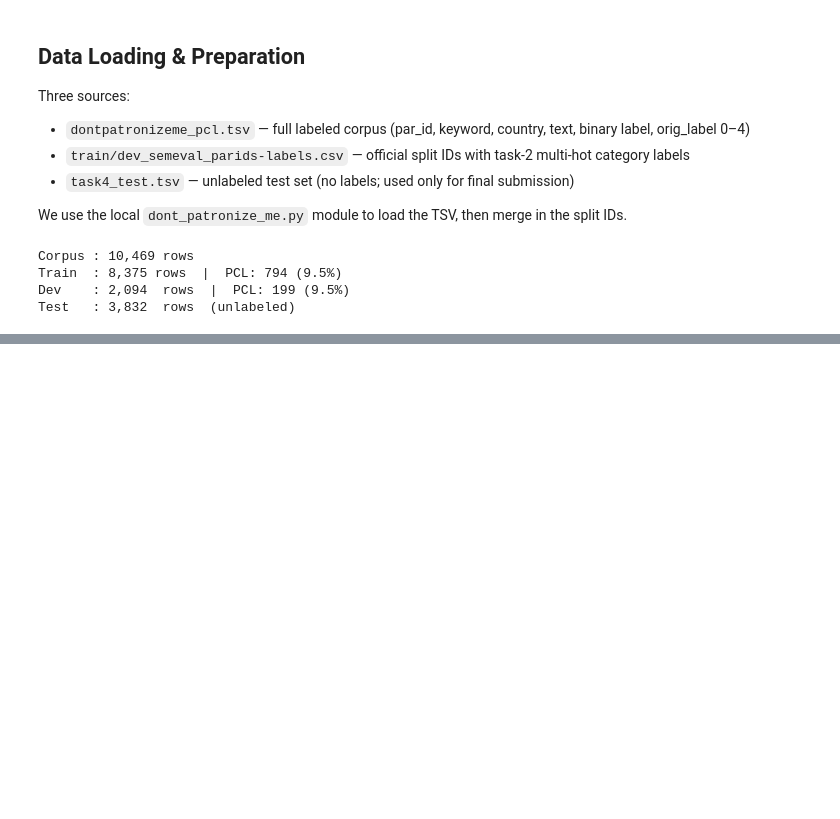
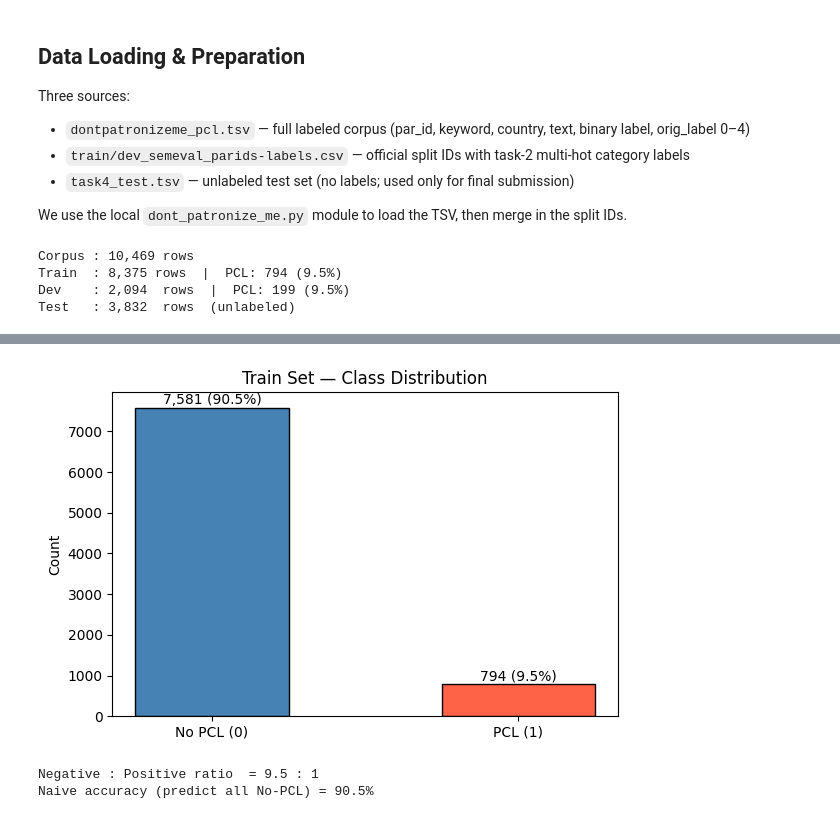
Before and after one commit to darius024/pcl-classifier, a Jupyter notebook: notebooks/eda.ipynb, the cells around one changed output, grey strips where cells are left out. Drawn from its saved outputs; the diff is of its cells as text; code cells hidden in the pictures; blank space fills up the shorter version.

```diff
--- a/notebooks/eda.ipynb
+++ b/notebooks/eda.ipynb
@@ -143,0 +161,22 @@ Test   : 3,832  rows  (unlabeled)
+# %%
+counts = train_df["label"].value_counts().sort_index()
+
+fig, ax = plt.subplots(figsize=(6, 4))
+bars = ax.bar(["No PCL (0)", "PCL (1)"], counts.values,
+              color=["steelblue", "tomato"], edgecolor="black", width=0.5)
+for bar, val in zip(bars, counts.values):
+    ax.text(bar.get_x() + bar.get_width() / 2, bar.get_height() + 20,
+            f"{val:,} ({val/len(train_df)*100:.1f}%)", ha="center", va="bottom")
+ax.set_title("Train Set — Class Distribution")
+ax.set_ylabel("Count")
+plt.tight_layout()
+plt.savefig(f"{FIGURES_DIR}/class_distribution.png", dpi=150, bbox_inches="tight")
+plt.show()
+
+ratio = (train_df.label == 0).sum() / train_df.label.sum()
+print(f"Negative : Positive ratio  = {ratio:.1f} : 1")
+print(f"Naive accuracy (predict all No-PCL) = {(train_df.label == 0).mean():.1%}")
+# %% [output]
+[figure, added]
+Negative : Positive ratio  = 9.5 : 1
+Naive accuracy (predict all No-PCL) = 90.5%
```
Also changed, not shown: parts of 5 cells of this notebook, 2 other files.
